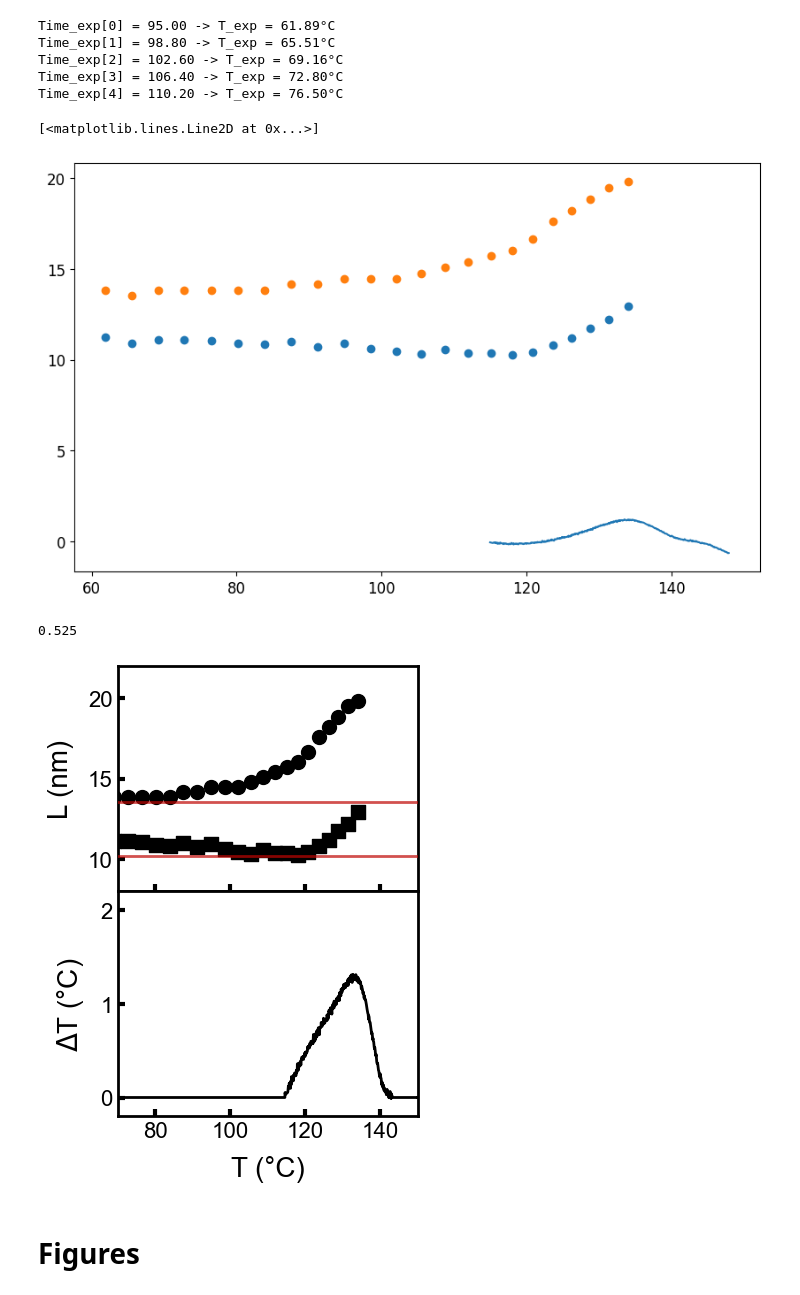
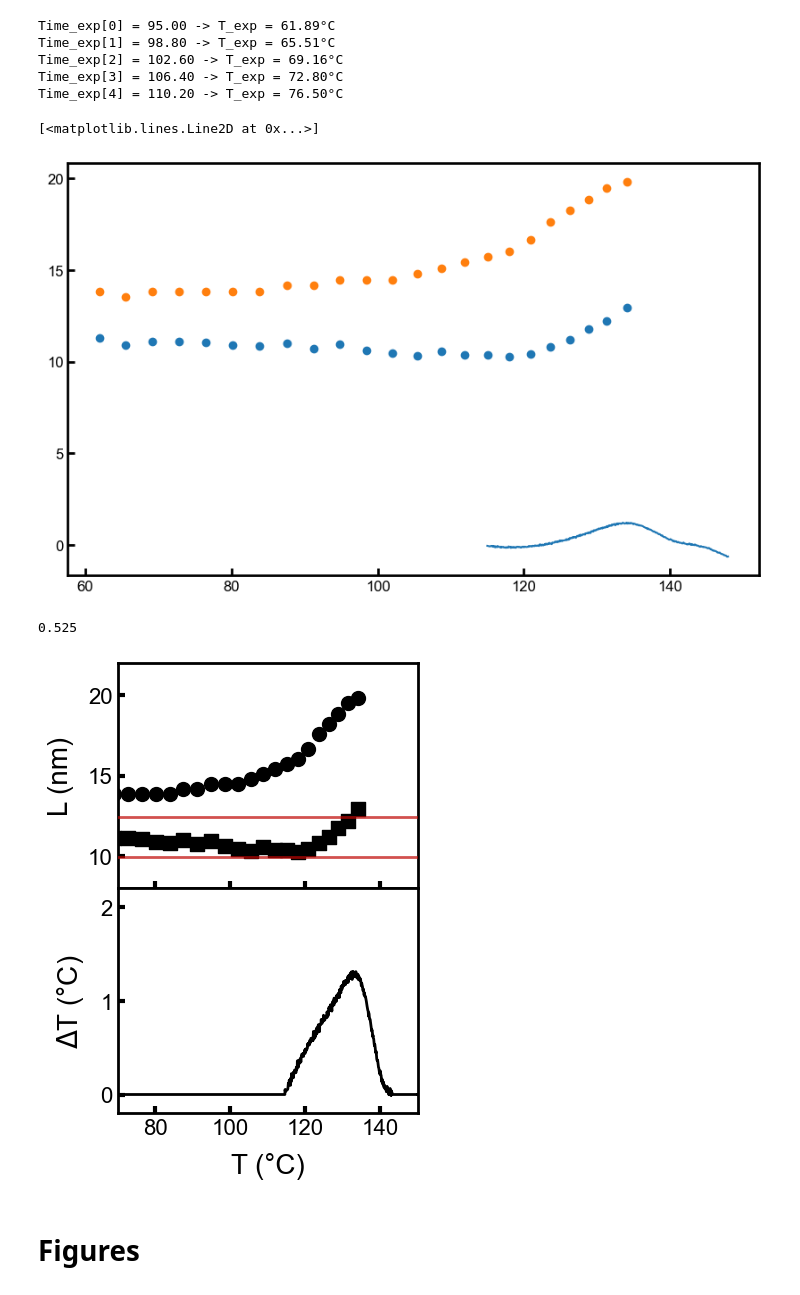
Before and after one commit to Akmalumarov/X_Ray_Scattering_Analysis, a Jupyter notebook: projects/Linear_polymers/C390/NC_SAXS_article.ipynb, the cells around one changed output. Saved outputs shown, nothing was run; the diff lists cells and outputs as text; code cells hidden in the pictures.

```diff
--- a/projects/Linear_polymers/C390/NC_SAXS_article.ipynb
+++ b/projects/Linear_polymers/C390/NC_SAXS_article.ipynb
@@ -66,6 +66,10 @@ def porod(q, A):
 
 def Lorenz(x, y, p = 2):
     return x, y * x ** p
+
+def IDF(z, K):
+    d1 = np.gradient(K, z)
+    return np.gradient(d1, z)
 # %%
 def K(q, I, z):
     return np.trapezoid(I[:, None] * np.cos(q[:, None] * z[None, :]), q, axis=0)
@@ -131,7 +135,8 @@ def analyze_saxs(q, I, qmin=0.0, porod_start=0.8, left_lin=0, right_lin=1, plot=
     z = np.linspace(dz, 50, int(50 / dz))
     Corr = K(q_new, I_lorenz, z)
     Corr /= max(Corr)
-
+    idf = IDF(z, Corr)
+    idf /= 2 * max(idf[z<20])
     # Find peaks (Lp) and minima (La)
     peaks, _ = find_peaks(Corr, distance=5)
     mins, _ = find_peaks(-Corr, distance=5)
@@ -169,6 +174,7 @@ def analyze_saxs(q, I, qmin=0.0, porod_start=0.8, left_lin=0, right_lin=1, plot=
 
         # Plot 3: Correlation function
         ax[2].plot(z, Corr, 'k-', label='K(z)')
+        ax[2].plot(z, idf, color='r', label='idf(z)')
         ax[2].axhline(0, color='grey', linestyle='--')
         ax[2].scatter(z[peaks], Corr[peaks], color='r', s=20, label='Peaks')
         ax[2].scatter(z[mins], Corr[mins], color='b', s=20, label='Minima')
@@ -184,7 +190,7 @@ def analyze_saxs(q, I, qmin=0.0, porod_start=0.8, left_lin=0, right_lin=1, plot=
         ax[2].set_ylim(min(Corr) * 1.1, 1.1)
         ax[2].set_xlabel('z (nm)')
         ax[2].set_ylabel('K(z)')
-        ax[2].legend()
+        # ax[2].legend()
 
         plt.tight_layout()
         plt.show()
@@ -294,7 +301,7 @@ plt.axhline(y=10.18)
 # %% [markdown]
 ### NC
 # %%
-path = r"E:\C390\NANOCAL-DATA\C390_3m_20deg_min_cooling_S2_run2_293.txt"
+path = r"\\Synology\Data\2025\ESRF_SC5671\NANOCAL\DATA\2025-06-20-sc5671_ID02\C390_3m_20deg_min_cooling_S2_run2_293.txt"
 # path = r"\\Synology\Data\2025\ESRF_SC5671\NANOCAL\DATA\2025-06-20-sc5671_ID02\test.txt"
 
 NC = pd.read_csv(path, skiprows=2, sep='	', names=['t', 'T', 1,2,3,4,5,6,7])
@@ -390,7 +397,7 @@ plt.scatter(T_exp, Lp)
 plt.plot(NC_T[NC_deltaT<10], NC_deltaT[NC_deltaT<10])
 # %% [output]
 [<matplotlib.lines.Line2D at 0x...>]
-[figure, old version]
+[figure, new version]
 # %%
 0.75 / 2 + 0.15
 # %% [output]
@@ -407,37 +414,38 @@ plt.rcParams['ytick.major.width'] = 2
 plt.rcParams['xtick.major.size'] = 6
 plt.rcParams['ytick.major.size'] = 6
 # =================================================================
 
 fig, (ax1, ax2) = plt.subplots(2, 1, figsize=(4, 6), sharex=True)
 fig.subplots_adjust(left=0.15, right=0.9, bottom=0.12, top=0.92, hspace=0)
 ax1.set_position([0.15, 0.525, 0.75, 0.375])
 ax2.set_position([0.15, 0.15, 0.75, 0.375])
 # Верхний график: Lc и Lp
 ax1.scatter(T_exp, Lc, color='black', s=100, label='L$_c$', marker='s')
 ax1.scatter(T_exp, Lp, color='black', s=100, label='L$_p$', marker='o')
-ax1.axhline(y=10.18, color='#bf0603', linewidth=2, zorder=10, alpha=0.7)
-ax1.axhline(y=13.57, color='#bf0603', linewidth=2, zorder=10, alpha=0.7)
+ax1.axhline(y=49.7/5, color='#bf0603', linewidth=2, zorder=10, alpha=0.7)
+ax1.axhline(y=49.7/4, color='#bf0603', linewidth=2, zorder=10, alpha=0.7)
+# ax1.axhline(y=49.7/3, color='#bf0603', linewidth=2, zorder=10, alpha=0.7)
 
 ax1.set_ylim(8, 22)
 ax1.set_xlim(70, 150)
 ax2.set_ylim(-0.1, 2.1)
 ax1.set_ylabel('L (nm)', fontname='Arial', fontsize=20, labelpad=10)
 
 # Нижний график: дельта T
 ax2.plot(T[:2100], new_res[:2100], color='black', linewidth=2)
 ax2.set_ylabel('$\\Delta$T (°C)', fontname='Arial', fontsize=20, labelpad=10)
 ax2.set_xlabel('T (°C)', fontname='Arial', fontsize=20, labelpad=10)
 ax2.set_yticks([0, 1, 2])
 ax2.set_ylim([-0.2, 2.2])
 # Настройка тиков для обоих графиков
 for ax in [ax1, ax2]:
     ax.tick_params(axis='both', which='major', direction='in', width=3, length=5, labelsize=16)
     ax.tick_params(axis='both', which='minor', direction='in', width=2, length=3)
 
-plt.savefig(r'E:\C390\Figures\Fig_heat_Lc.png', dpi=300, bbox_inches='tight', transparent=True)
+plt.savefig(r'C:\Users\LabPCA\Desktop\Fig_heat_Lc.png', dpi=300, bbox_inches='tight', transparent=True)
 plt.show()
 # %% [output]
-[figure, old version]
+[figure, new version]
 # %% [markdown]
 # **Figures**
 # %%
```
Also changed, not shown: parts of 6 cells of this notebook, 9 other files.
